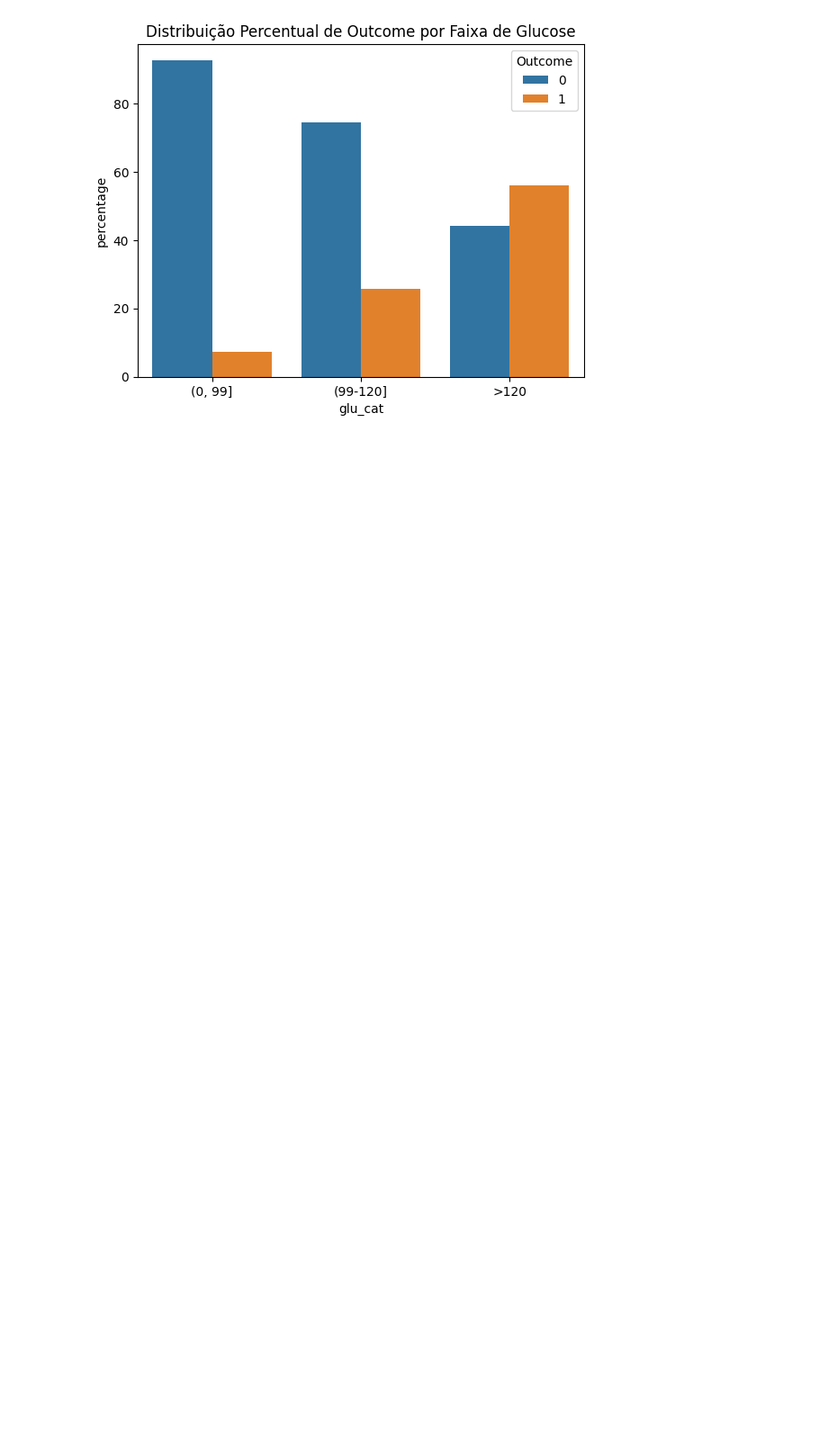
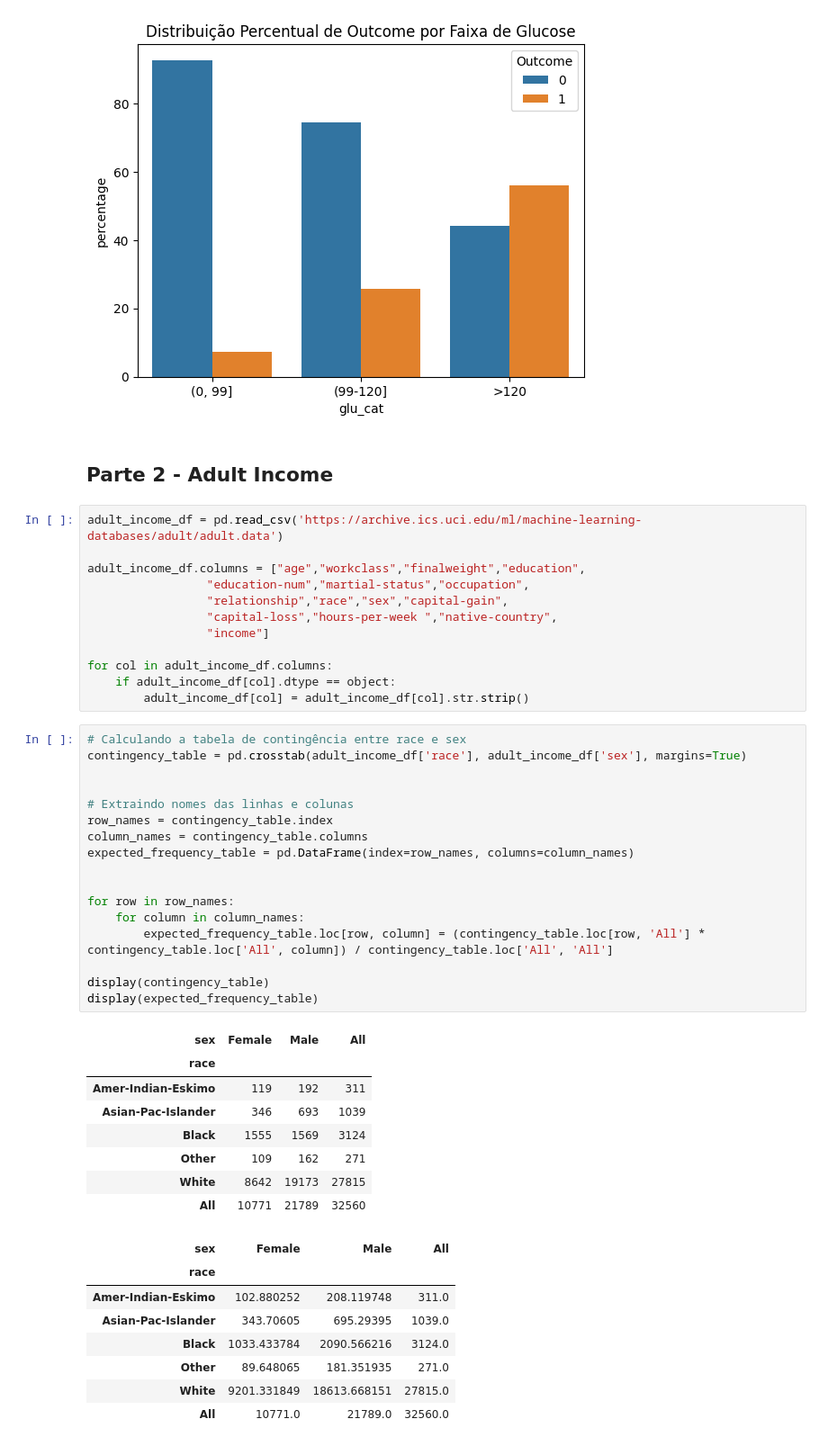
Before and after one commit to RaulMartino/Cefet, a Jupyter notebook: Estatística e Probabilidade/T2.ipynb, the cells around one changed output. Shown: that part at 90% size. Cells and saved outputs as stored; diff of their text form; blank space fills up the shorter version.

Commit message:
Expected frequency table

```diff
--- a/Estatística e Probabilidade/T2.ipynb
+++ b/Estatística e Probabilidade/T2.ipynb
@@ -181,3 +181,51 @@ plt.title('Distribuição Percentual de Outcome por Faixa de Glucose')
 plt.show()
 # %% [output]
 [figure]
+# %% [markdown]
+## Parte 2 - Adult Income
+# %%
+adult_income_df = pd.read_csv('https://archive.ics.uci.edu/ml/machine-learning-databases/adult/adult.data')
+
+adult_income_df.columns = ["age","workclass","finalweight","education",
+                 "education-num","martial-status","occupation",
+                 "relationship","race","sex","capital-gain",
+                 "capital-loss","hours-per-week ","native-country",
+                 "income"]
+
+for col in adult_income_df.columns:
+    if adult_income_df[col].dtype == object:
+        adult_income_df[col] = adult_income_df[col].str.strip()
+# %%
+# Calculando a tabela de contingência entre race e sex
+contingency_table = pd.crosstab(adult_income_df['race'], adult_income_df['sex'], margins=True)
+
+
+# Extraindo nomes das linhas e colunas
+row_names = contingency_table.index
+column_names = contingency_table.columns
+expected_frequency_table = pd.DataFrame(index=row_names, columns=column_names)
+
+
+for row in row_names:
+    for column in column_names:
+        expected_frequency_table.loc[row, column] = (contingency_table.loc[row, 'All'] * contingency_table.loc['All', column]) / contingency_table.loc['All', 'All']
+
+display(contingency_table)
+display(expected_frequency_table)
+# %% [output]
+| sex | Female | Male | All |
+| race |  |  |  |
+| Amer-Indian-Eskimo | 119 | 192 | 311 |
+| Asian-Pac-Islander | 346 | 693 | 1039 |
+| Black | 1555 | 1569 | 3124 |
+| Other | 109 | 162 | 271 |
+| White | 8642 | 19173 | 27815 |
+| All | 10771 | 21789 | 32560 |
+| sex | Female | Male | All |
+| race |  |  |  |
+| Amer-Indian-Eskimo | 102.880252 | 208.119748 | 311.0 |
+| Asian-Pac-Islander | 343.70605 | 695.29395 | 1039.0 |
+| Black | 1033.433784 | 2090.566216 | 3124.0 |
+| Other | 89.648065 | 181.351935 | 271.0 |
+| White | 9201.331849 | 18613.668151 | 27815.0 |
+| All | 10771.0 | 21789.0 | 32560.0 |
```
